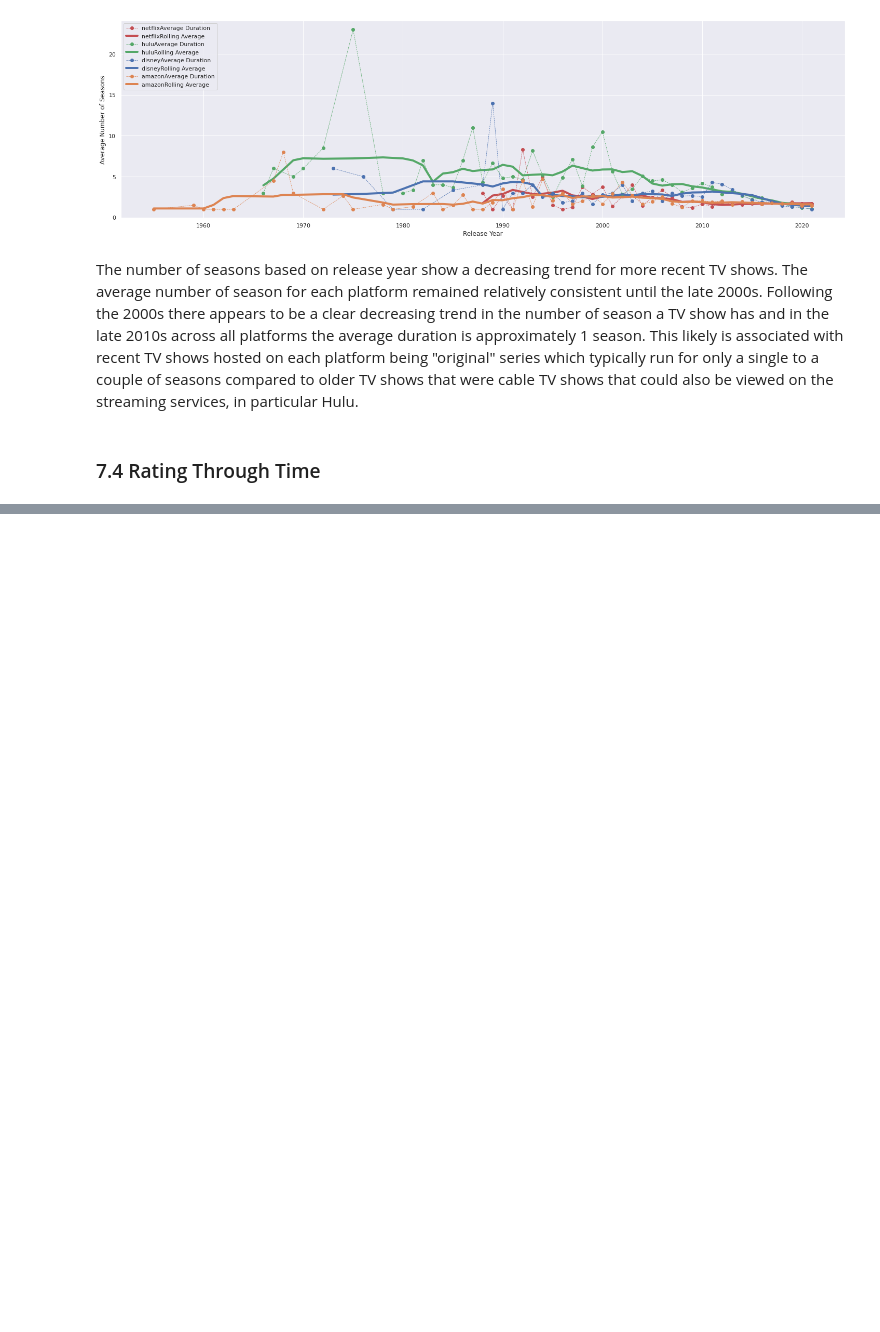
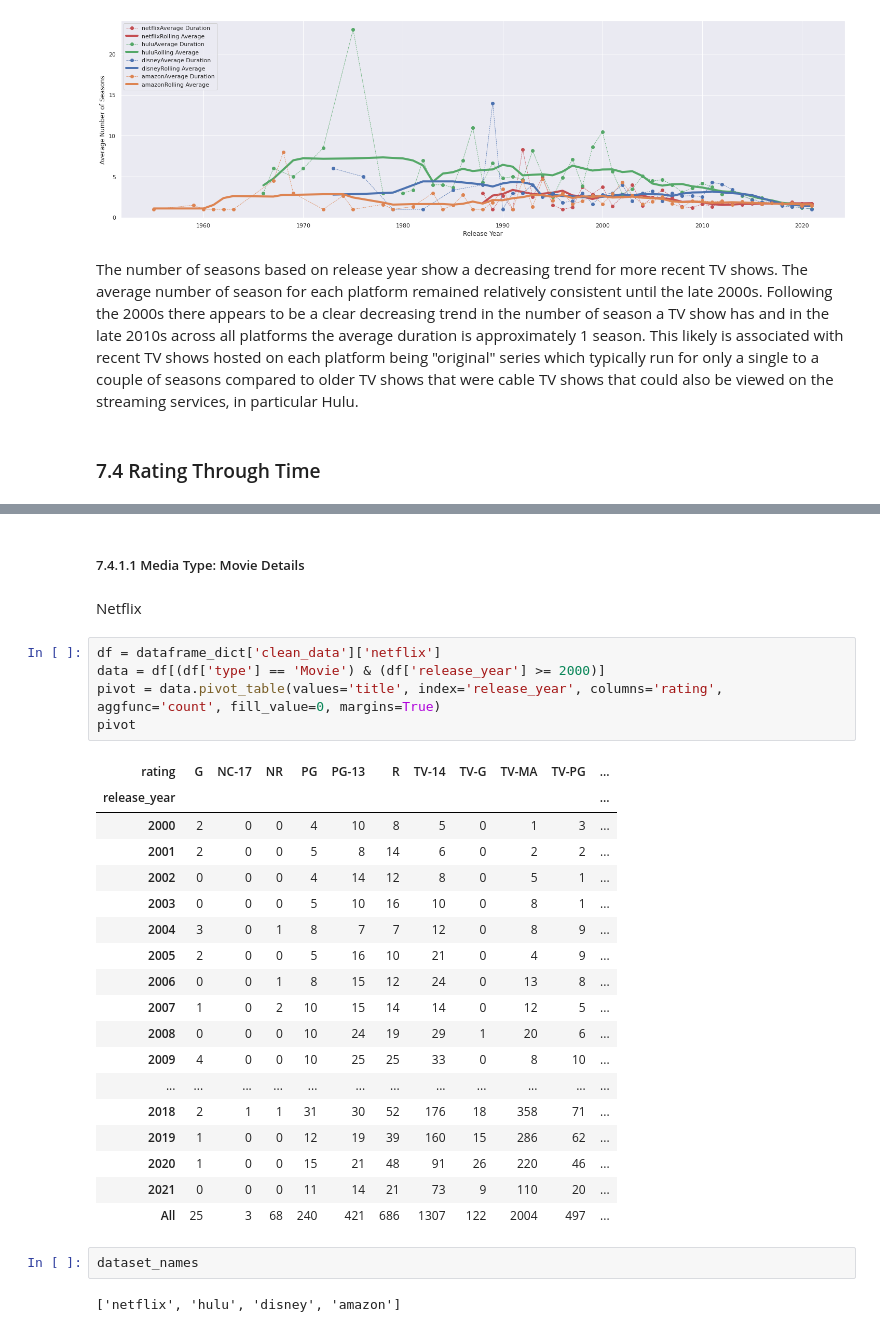
Before and after one commit to EMGuyant/streaming_service_analysis, a Jupyter notebook: streaming_services_analysis.ipynb, the cells around one changed output, grey strips where cells are left out. Saved outputs shown, nothing was run; the diff lists cells and outputs as text; blank space fills up the shorter version.

```diff
--- a/streaming_services_analysis.ipynb
+++ b/streaming_services_analysis.ipynb
@@ -583,0 +598,32 @@ The number of seasons based on release year show a decreasing trend for more rec
+# %% [markdown]
+##### 7.4.1.1 Media Type: Movie Details
+# %% [markdown]
+Netflix
+# %%
+df = dataframe_dict['clean_data']['netflix']
+data = df[(df['type'] == 'Movie') & (df['release_year'] >= 2000)]
+pivot = data.pivot_table(values='title', index='release_year', columns='rating', aggfunc='count', fill_value=0, margins=True)
+pivot
+# %% [output]
+| rating | G | NC-17 | NR | PG | PG-13 | R | TV-14 | TV-G | TV-MA | TV-PG | ... |
+| release_year |  |  |  |  |  |  |  |  |  |  | ... |
+| 2000 | 2 | 0 | 0 | 4 | 10 | 8 | 5 | 0 | 1 | 3 | ... |
+| 2001 | 2 | 0 | 0 | 5 | 8 | 14 | 6 | 0 | 2 | 2 | ... |
+| 2002 | 0 | 0 | 0 | 4 | 14 | 12 | 8 | 0 | 5 | 1 | ... |
+| 2003 | 0 | 0 | 0 | 5 | 10 | 16 | 10 | 0 | 8 | 1 | ... |
+| 2004 | 3 | 0 | 1 | 8 | 7 | 7 | 12 | 0 | 8 | 9 | ... |
+| 2005 | 2 | 0 | 0 | 5 | 16 | 10 | 21 | 0 | 4 | 9 | ... |
+| 2006 | 0 | 0 | 1 | 8 | 15 | 12 | 24 | 0 | 13 | 8 | ... |
+| 2007 | 1 | 0 | 2 | 10 | 15 | 14 | 14 | 0 | 12 | 5 | ... |
+| 2008 | 0 | 0 | 0 | 10 | 24 | 19 | 29 | 1 | 20 | 6 | ... |
+| 2009 | 4 | 0 | 0 | 10 | 25 | 25 | 33 | 0 | 8 | 10 | ... |
+| ... | ... | ... | ... | ... | ... | ... | ... | ... | ... | ... | ... |
+| 2018 | 2 | 1 | 1 | 31 | 30 | 52 | 176 | 18 | 358 | 71 | ... |
+| 2019 | 1 | 0 | 0 | 12 | 19 | 39 | 160 | 15 | 286 | 62 | ... |
+| 2020 | 1 | 0 | 0 | 15 | 21 | 48 | 91 | 26 | 220 | 46 | ... |
+| 2021 | 0 | 0 | 0 | 11 | 14 | 21 | 73 | 9 | 110 | 20 | ... |
+| All | 25 | 3 | 68 | 240 | 421 | 686 | 1307 | 122 | 2004 | 497 | ... |
+# %%
+dataset_names
+# %% [output]
+['netflix', 'hulu', 'disney', 'amazon']
```
Also changed, not shown: parts of 10 cells of this notebook.
